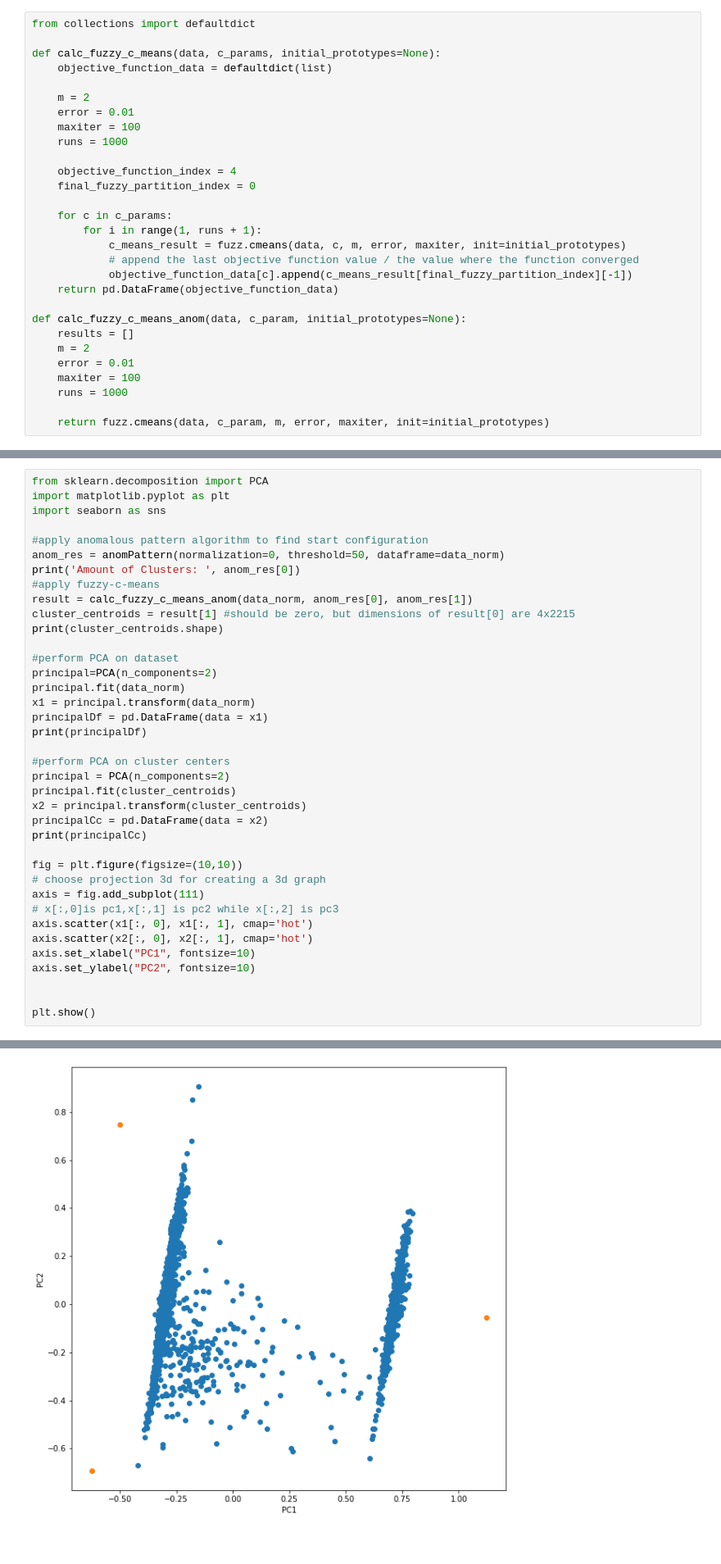
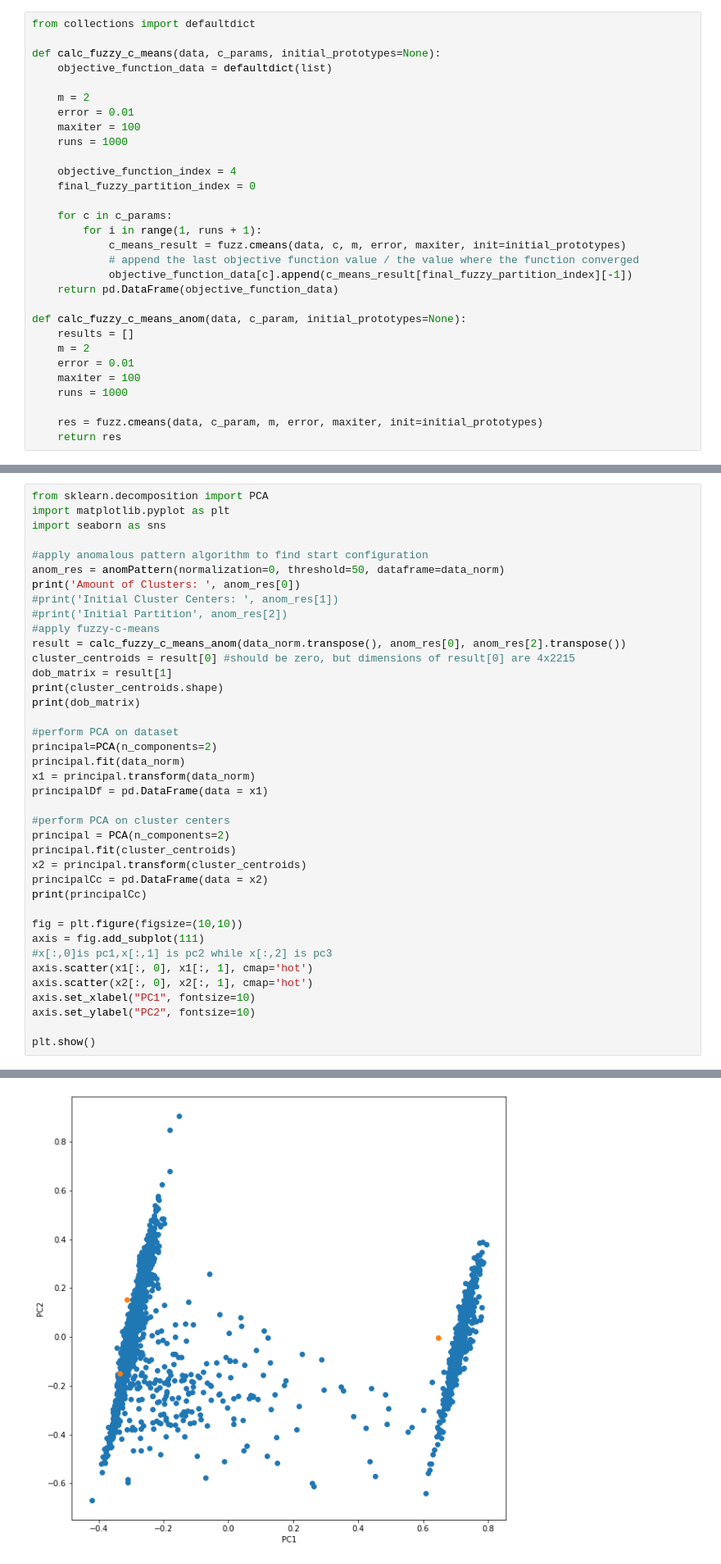
Before and after one commit to StephanEnseleit/Data-Analytics-and-Mining-Project, a Jupyter notebook: analyses/fuzzy_clustering.ipynb, the cells around one changed output, grey strips where cells are left out. Shown: that part at 82% size. Saved outputs shown, nothing was run; the diff lists cells and outputs as text.

Commit message:
fixed some bugs, cluster centers seem to be abit more useful now

```diff
--- a/analyses/fuzzy_clustering.ipynb
+++ b/analyses/fuzzy_clustering.ipynb
@@ -135,7 +135,8 @@ def calc_fuzzy_c_means_anom(data, c_param, initial_prototypes=None):
     maxiter = 100
     runs = 1000
 
-    return fuzz.cmeans(data, c_param, m, error, maxiter, init=initial_prototypes)
+    res = fuzz.cmeans(data, c_param, m, error, maxiter, init=initial_prototypes)
+    return res
 # %%
 c_params = [2, 3, 4, 5, 6, 7, 8, 9, 10, 12, 15, 20]
 objective_function_data_unnormalized = calc_fuzzy_c_means(data, c_params, None)
@@ -193,17 +194,20 @@ import seaborn as sns
 #apply anomalous pattern algorithm to find start configuration
 anom_res = anomPattern(normalization=0, threshold=50, dataframe=data_norm)
 print('Amount of Clusters: ', anom_res[0])
+#print('Initial Cluster Centers: ', anom_res[1])
+#print('Initial Partition', anom_res[2])
 #apply fuzzy-c-means
-result = calc_fuzzy_c_means_anom(data_norm, anom_res[0], anom_res[1])
-cluster_centroids = result[1] #should be zero, but dimensions of result[0] are 4x2215
+result = calc_fuzzy_c_means_anom(data_norm.transpose(), anom_res[0], anom_res[2].transpose())
+cluster_centroids = result[0] #should be zero, but dimensions of result[0] are 4x2215
+dob_matrix = result[1]
 print(cluster_centroids.shape)
+print(dob_matrix)
 
 #perform PCA on dataset
 principal=PCA(n_components=2)
 principal.fit(data_norm)
 x1 = principal.transform(data_norm)
 principalDf = pd.DataFrame(data = x1)
-print(principalDf)
 
 #perform PCA on cluster centers
 principal = PCA(n_components=2)
@@ -213,15 +217,13 @@ principalCc = pd.DataFrame(data = x2)
 print(principalCc)
 
 fig = plt.figure(figsize=(10,10))
-# choose projection 3d for creating a 3d graph
 axis = fig.add_subplot(111)
-# x[:,0]is pc1,x[:,1] is pc2 while x[:,2] is pc3
+#x[:,0]is pc1,x[:,1] is pc2 while x[:,2] is pc3
 axis.scatter(x1[:, 0], x1[:, 1], cmap='hot')
 axis.scatter(x2[:, 0], x2[:, 1], cmap='hot')
 axis.set_xlabel("PC1", fontsize=10)
 axis.set_ylabel("PC2", fontsize=10)
 
-
 plt.show()
 # %% [output]
 Amount of Clusters:  3
@@ -247,4 +238,4 @@ Amount of Clusters:  3
-[figure, old version]
+[figure, new version]
 # %% [markdown]
 > d) Discuss the results obtained by Anomalous Patterns FCM for your data case respecting the following: (i) location of the initial prototypes; (ii) number of clusters.
 # %% [markdown]
```
Also changed, not shown: parts of 1 cell of this notebook, 1 other file.
